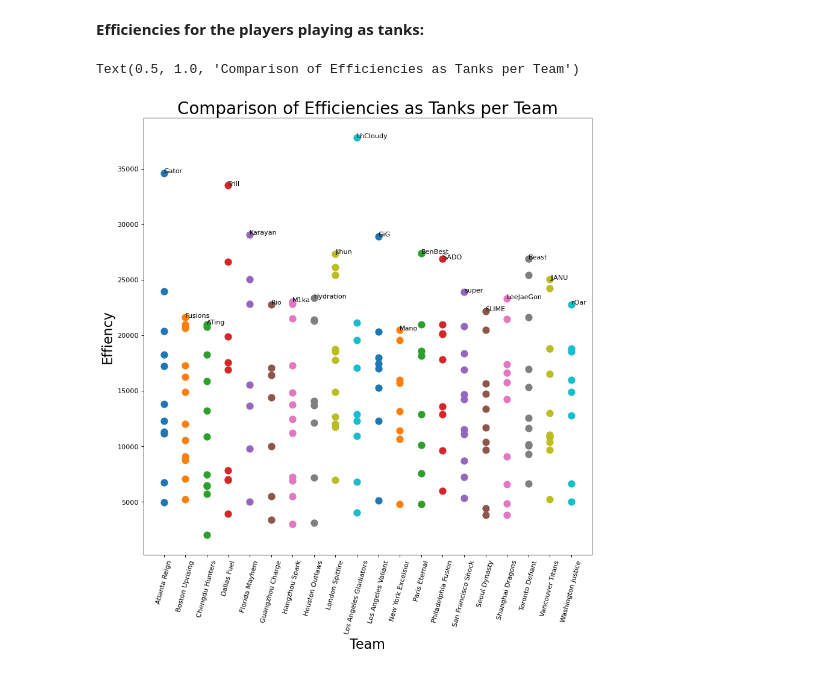
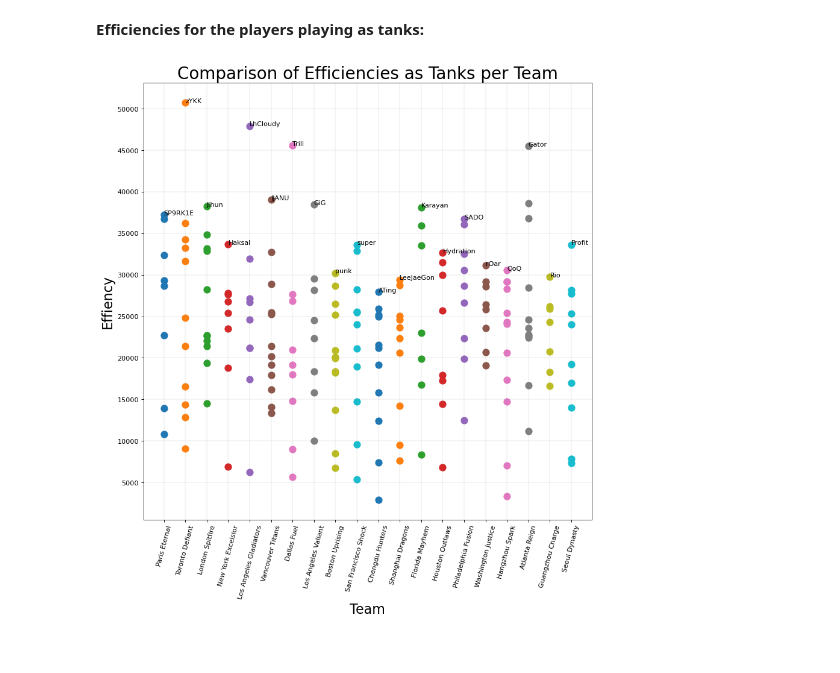
Before and after one commit to bfleming2/Overwatch-Analysis, a Jupyter notebook: Chinhnam.ipynb, the cells around one changed output. Cells and saved outputs as stored; diff of their text form; code cells hidden in the pictures.

```diff
--- a/Chinhnam.ipynb
+++ b/Chinhnam.ipynb
@@ -79,37 +87,40 @@ Now we will compare the efficiencies of each player based on the class of hero t
 average_table = data.drop('map_name', axis=1, inplace=False)
 average_table = average_table.groupby(['esports_match_id', 'team_name', 'player_name', 'hero_name']).mean().reset_index()
 
+teams = average_table['team_name'].unique()
 healers = ['Lúcio', 'Baptiste', 'Moira', 'Ana', 'Zenyatta', 'Mercy', 'Brigitte', 'Soldier: 76']
 tanks = ['Reinhardt', 'Mei', 'Orisa', 'Symmetra', 'Winston', 'D.Va', 'Zarya', 'Brigitte', 'Sigma']
 # %% [markdown]
 **Efficiencies for the players playing as healers:**
 # %%
 # Compare efficiencies of players playing as healers
-healers_table = average_table.loc[average_table['hero_name'].isin(healers)].copy()
+tanks_table = average_table.loc[average_table['hero_name'].isin(healers)].copy()
 
 # Define equation we will use to calculate overall efficiency and create efficiency column
 def healer_efficiency(row):
-    return (2*row['Assists'] + 1.5*row['Barrier Damage Done'] - 2*row['Deaths'] + 2*row['Eliminations']
+    return (2*row['Assists'] + 1.5*row['Barrier Damage Done'] - 2*row['Deaths'] + 2*row['Eliminations'] + row['All Damage Done']
             + row['Final Blows'] + 2.5*row['Healing Done'] + 1.5*row['Objective Kills'] + row['Objective Time'] + 1.5*row['Ultimates Earned'])
 
-healers_table['Efficiency'] = healers_table.apply(lambda row: healer_efficiency(row), axis=1)
+tanks_table['Efficiency'] = tanks_table.apply(lambda row: healer_efficiency(row), axis=1)
 
 # Ignore rows with less than 2000 efficiency as that probably means the player only played as the healer for less than a minute
 # and drop newly irrelevant columns
-healers_table = healers_table[healers_table.Efficiency > 2000].groupby(['team_name', 'player_name']).mean()
-healers_table = healers_table.reset_index()
-best_effiency_table = healers_table.loc[healers_table.groupby('team_name')['Efficiency'].idxmax()]
-teams = healers_table['team_name'].unique()
+tanks_table = tanks_table[tanks_table.Efficiency > 2000].groupby(['team_name', 'player_name']).mean()
+tanks_table = tanks_table.reset_index()
+best_effiency_table = tanks_table.loc[tanks_table.groupby('team_name')['Efficiency'].idxmax()]
 
 # Plot efficiencies of each player for each team
 plot = plt.figure(figsize=(12,12), dpi=80)
 plots = plot.subplots()
+plt.grid(color = 'gray', linestyle = '--', linewidth = 0.2)
 for team in teams:
-    plots.scatter(healers_table.loc[healers_table['team_name'] == team]['team_name'].tolist(), healers_table.loc[healers_table['team_name'] == team]['Efficiency'].tolist(), label=team, s=100)
+    plots.scatter(tanks_table.loc[tanks_table['team_name'] == team]['team_name'].tolist(), tanks_table.loc[tanks_table['team_name'] == team]['Efficiency'].tolist(), label=team, s=100)
 for index, row in best_effiency_table.iterrows():
     plots.annotate(row['player_name'], (row['team_name'], row['Efficiency']))
 plots.set_xticklabels(teams, rotation=75)
 plots.set_xlabel('Team', fontsize=20)
 plots.set_ylabel('Effiency', fontsize=20)
+plots.set_yticks([5000,10000,15000,20000,25000,30000,35000,40000,45000,50000])
 plots.set_title('Comparison of Efficiencies as Healers per Team', fontsize=25)
+plt.show()
 # %% [output]
@@ -120,45 +130,33 @@ Text(0.5, 1.0, 'Comparison of Efficiencies as Healers per Team')
 # %%
 # Compare efficiencies of players playing as tanks
 tanks_table = average_table.loc[average_table['hero_name'].isin(tanks)].copy()
 
 # Define equation we will use to calculate overall efficiency
 def tank_efficiency(row):
-    return (1.5*row['Assists'] + row['Barrier Damage Done'] + 1.5*row['Damage Blocked'] - 2*row['Deaths'] + 2*row['Eliminations']
+    return (1.5*row['Assists'] + row['Barrier Damage Done'] + 1.5*row['Damage Blocked'] - 2*row['Deaths'] + 2*row['Eliminations'] + row['All Damage Done']
             + row['Final Blows'] + 1.5*row['Healing Done'] + 1.5*row['Objective Kills'] + 2*row['Objective Time'] + row['Ultimates Earned'])
 
 tanks_table['Efficiency'] = tanks_table.apply(lambda row: tank_efficiency(row), axis=1)
 
-# Ignore rows with less than 1500 efficiency as that probably means the player only played as the tank for less than a minute
+# Ignore rows with less than 2000 efficiency as that probably means the player only played as the healer for less than a minute
 # and drop newly irrelevant columns
-tanks_table = tanks_table[tanks_table.Efficiency > 2000]
-tanks_table = tanks_table[['team_name', 'player_name', 'Efficiency']]
-tanks_table = tanks_table.groupby(['team_name', 'player_name']).mean()
+tanks_table = tanks_table[tanks_table.Efficiency > 2000].groupby(['team_name', 'player_name']).mean()
 tanks_table = tanks_table.reset_index()
-
-plot_table = tanks_table[['team_name', 'Efficiency']]
-plot_table = plot_table.groupby(['team_name']).agg(list)
-plot_table = plot_table.reset_index()
-teams = tanks_table['team_name'].unique()
-efficiencies = plot_table['Efficiency'].tolist()
-
 best_effiency_table = tanks_table.loc[tanks_table.groupby('team_name')['Efficiency'].idxmax()]
 
 # Plot efficiencies of each player for each team
 plot = plt.figure(figsize=(12,12), dpi=80)
 plots = plot.subplots()
-count = 0
+plt.grid(color = 'gray', linestyle = '--', linewidth = 0.2)
 for team in teams:
-    x = []
-    for i in range(len(efficiencies[count])):
-        x.append(team)
-    plots.scatter(x, efficiencies[count], label=team, s=100)
-    count += 1
+    plots.scatter(tanks_table.loc[tanks_table['team_name'] == team]['team_name'].tolist(), tanks_table.loc[tanks_table['team_name'] == team]['Efficiency'].tolist(), label=team, s=100)
 for index, row in best_effiency_table.iterrows():
     plots.annotate(row['player_name'], (row['team_name'], row['Efficiency']))
 plots.set_xticklabels(teams, rotation=75)
 plots.set_xlabel('Team', fontsize=20)
 plots.set_ylabel('Effiency', fontsize=20)
+plots.set_yticks([5000,10000,15000,20000,25000,30000,35000,40000,45000,50000])
 plots.set_title('Comparison of Efficiencies as Tanks per Team', fontsize=25)
+plt.show()
 # %% [output]
-Text(0.5, 1.0, 'Comparison of Efficiencies as Tanks per Team')
-[figure, old version]
+[figure, new version]
```
Also changed, not shown: parts of 11 cells of this notebook, 1 other file.
